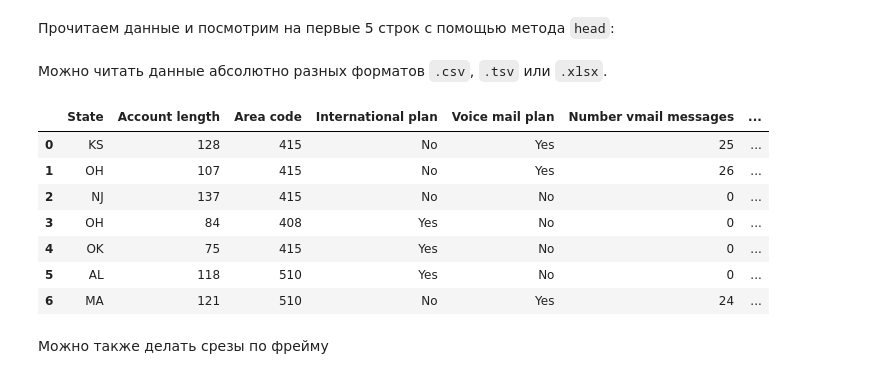
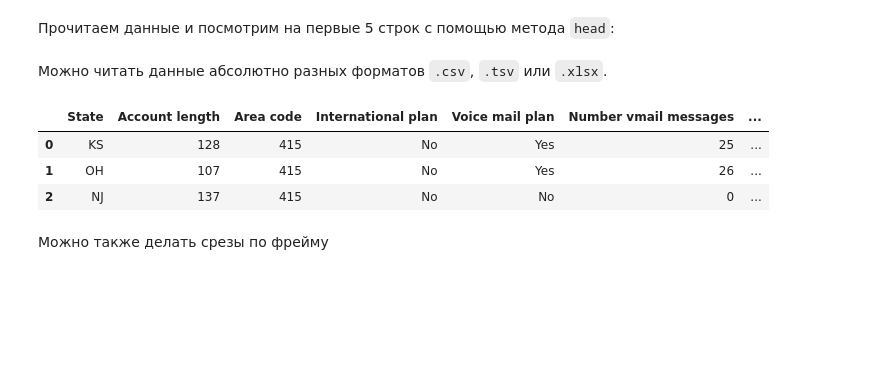
Before and after one commit to samstikhin/mlmathmech, a Jupyter notebook: sem02/Pandas.ipynb, the cells around one changed output. Saved outputs shown, nothing was run; the diff lists cells and outputs as text; code cells hidden in the pictures; blank space fills up the shorter version.

```diff
--- a/sem02/Pandas.ipynb
+++ b/sem02/Pandas.ipynb
@@ -306,19 +295,15 @@ df3.fillna(False)
 # %% [markdown]
 Прочитаем данные и посмотрим на первые 5 строк с помощью метода `head`:
 # %%
-df = pd.read_csv('telecom_churn.csv')
+df = pd.read_csv('data/telecom_churn.csv')
 # %% [markdown]
 Можно читать данные абсолютно разных форматов `.csv`, `.tsv` или `.xlsx`.
 # %%
-df.head(7)
+df.head(3)
 # %% [output]
 |  | State | Account length | Area code | International plan | Voice mail plan | Number vmail messages | ... |
 | 0 | KS | 128 | 415 | No | Yes | 25 | ... |
 | 1 | OH | 107 | 415 | No | Yes | 26 | ... |
 | 2 | NJ | 137 | 415 | No | No | 0 | ... |
-| 3 | OH | 84 | 408 | Yes | No | 0 | ... |
-| 4 | OK | 75 | 415 | Yes | No | 0 | ... |
-| 5 | AL | 118 | 510 | Yes | No | 0 | ... |
-| 6 | MA | 121 | 510 | No | Yes | 24 | ... |
 # %% [markdown]
 Можно также делать срезы по фрейму
```
Also changed, not shown: parts of 33 cells of this notebook, 3 other files.
